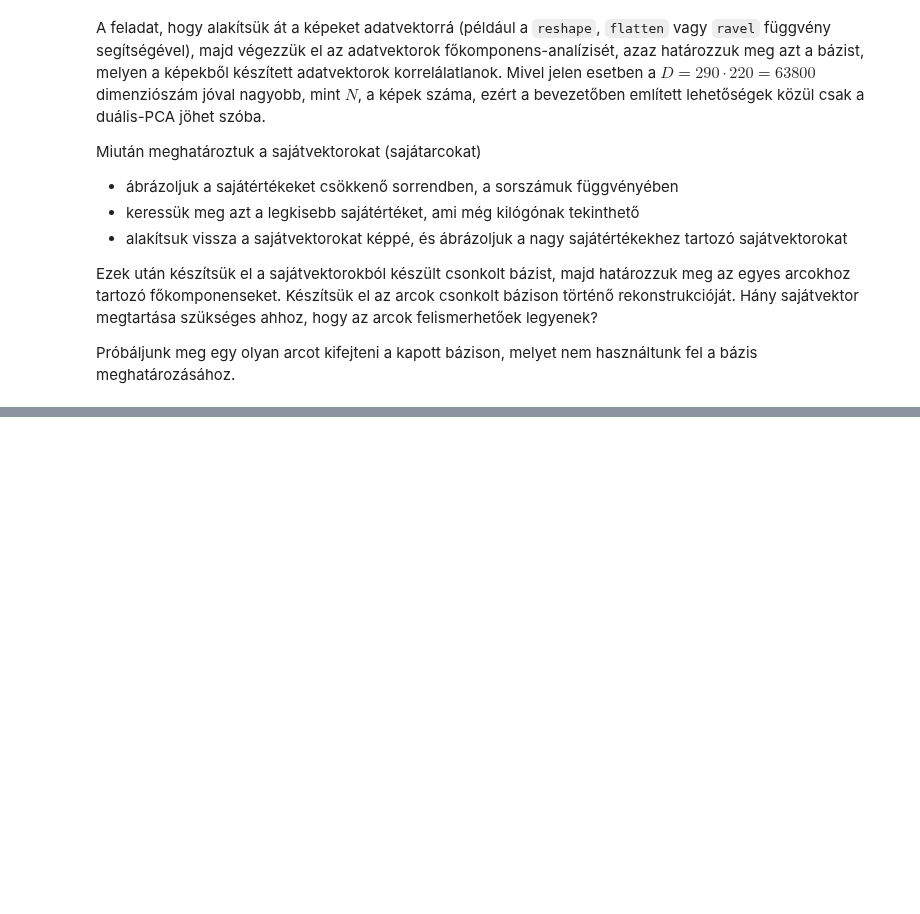
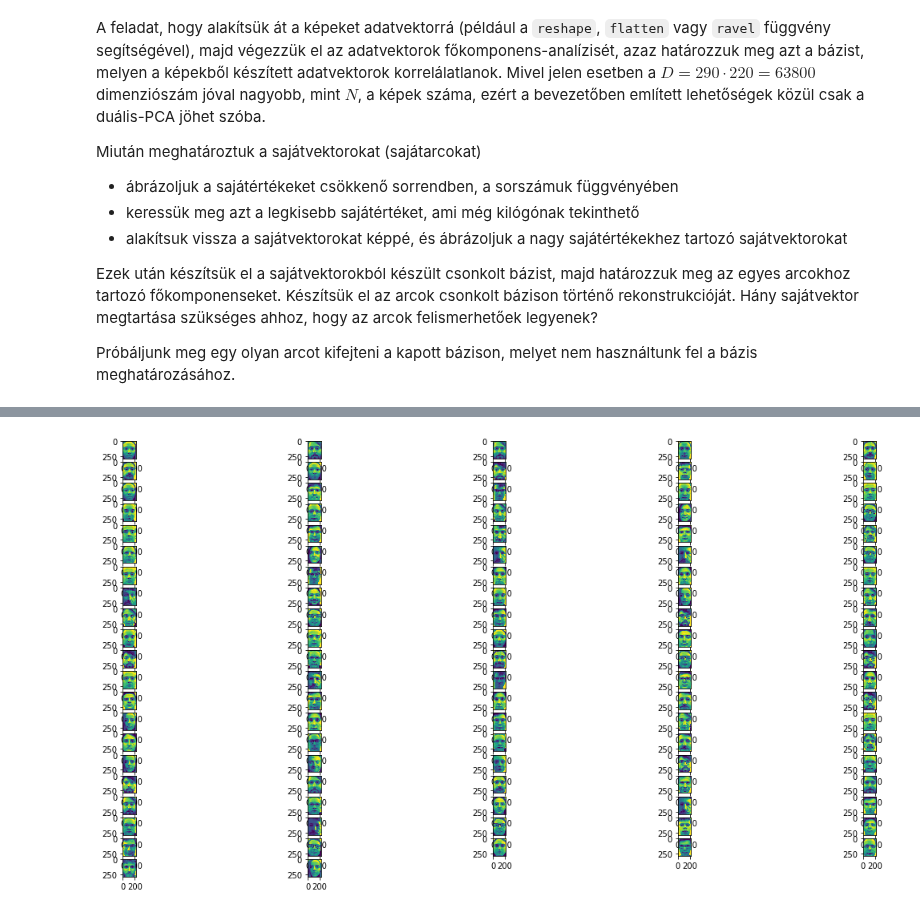
Before and after one commit to Tominano/Numerical-methods-of-physics-II, a Jupyter notebook: 5_feladatsor/5_feladat_Kapolcs.ipynb, the cells around one changed output, grey strips where cells are left out. Saved outputs shown, nothing was run; the diff lists cells and outputs as text; code cells hidden in the pictures; blank space fills up the shorter version.

```diff
--- a/5_feladatsor/5_feladat_Kapolcs.ipynb
+++ b/5_feladatsor/5_feladat_Kapolcs.ipynb
@@ -206,0 +212,8 @@ plt.imshow(imgs[40], cmap='gray')
+# %%
+plt.figure(figsize=(20,10))
+columns = 5
+for i, image in enumerate(imgs):
+    plt.subplot(len(imgs) / columns + 1, columns, i + 1)
+    plt.imshow(image)
+# %% [output]
+[figure, added]
```
Also changed, not shown: parts of 5 cells of this notebook.
